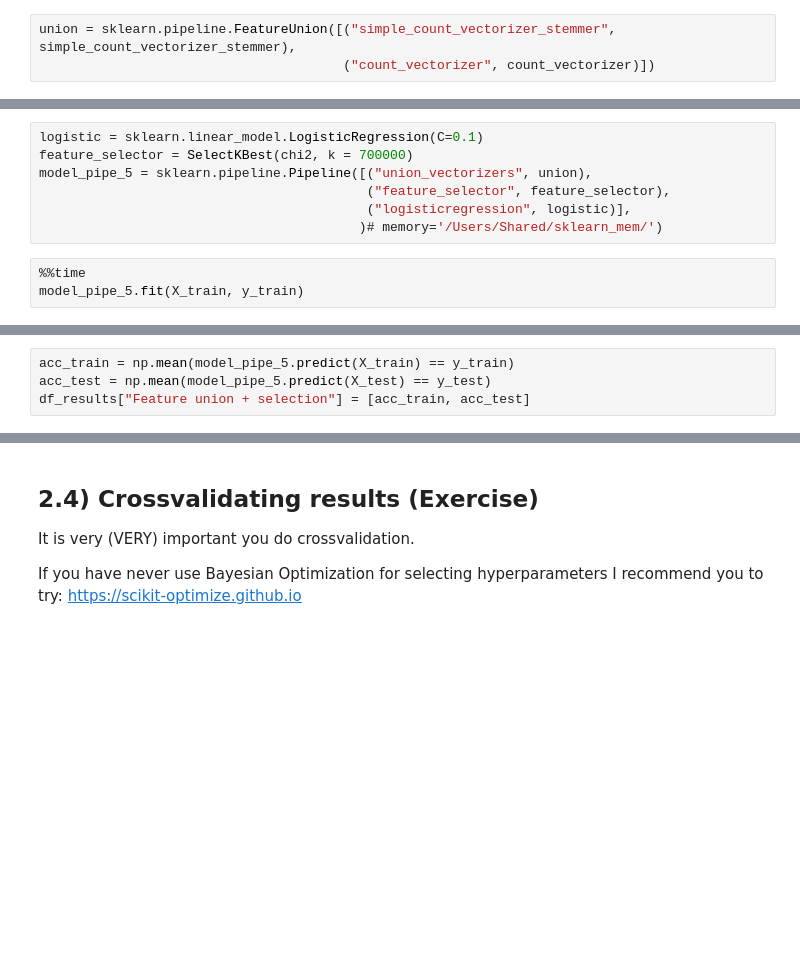
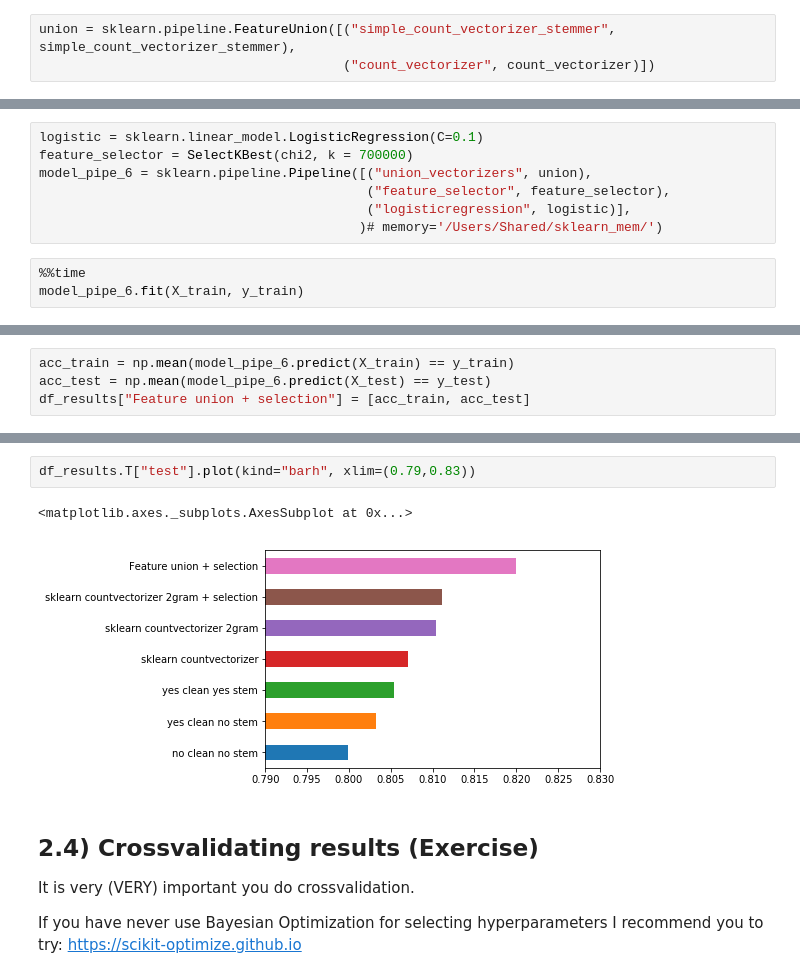
Before and after one commit to davidbp/ML_for_NLP, a Jupyter notebook: notebooks/02_text_features.ipynb, the cells around one changed output, grey strips where cells are left out. Cells and saved outputs as stored; diff of their text form; blank space fills up the shorter version.

```diff
--- a/notebooks/02_text_features.ipynb
+++ b/notebooks/02_text_features.ipynb
@@ -753,11 +877,11 @@ re.compile(r'[^a-zA-Z]', re.UNICODE)
 # %%
 logistic = sklearn.linear_model.LogisticRegression(C=0.1)
 feature_selector = SelectKBest(chi2, k = 700000)
-model_pipe_5 = sklearn.pipeline.Pipeline([("union_vectorizers", union),
+model_pipe_6 = sklearn.pipeline.Pipeline([("union_vectorizers", union),
                                           ("feature_selector", feature_selector),
                                           ("logisticregression", logistic)],
                                          )# memory='/Users/Shared/sklearn_mem/')
 # %%
 %%time
-model_pipe_5.fit(X_train, y_train)
+model_pipe_6.fit(X_train, y_train)
 # %% [output]
@@ -772,5 +896,5 @@ Pipeline(memory=None,
           verbose=0, warm_start=False))])
 # %%
-acc_train = np.mean(model_pipe_5.predict(X_train) == y_train)
-acc_test = np.mean(model_pipe_5.predict(X_test) == y_test)
+acc_train = np.mean(model_pipe_6.predict(X_train) == y_train)
+acc_test = np.mean(model_pipe_6.predict(X_test) == y_test)
 df_results["Feature union + selection"] = [acc_train, acc_test]
@@ -783,3 +901,8 @@ df_results
+# %%
+df_results.T["test"].plot(kind="barh", xlim=(0.79,0.83))
+# %% [output]
+<matplotlib.axes._subplots.AxesSubplot at 0x...>
+[figure, added]
 # %% [markdown]
 ## 2.4) Crossvalidating results (Exercise)
 
```
Also changed, not shown: parts of 62 cells of this notebook.
